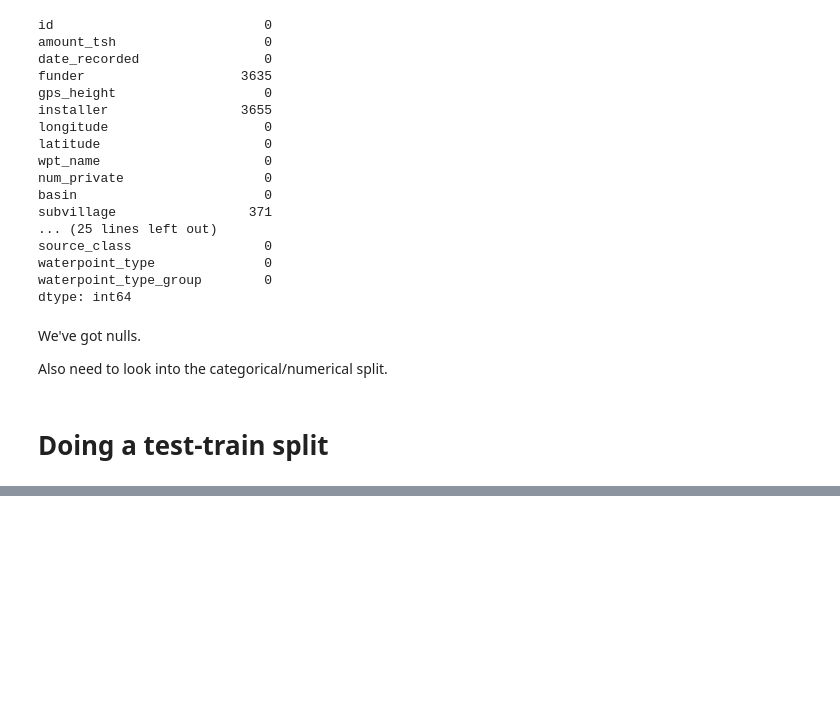
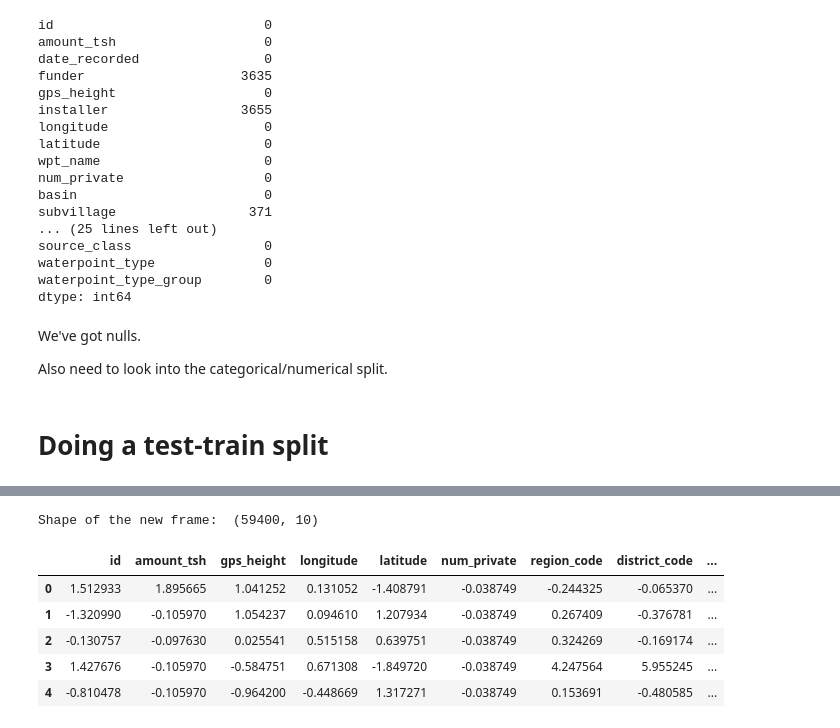
Before and after one commit to Kaewin/Predicting-Water-Wells-In-Need-Of-Repair-For-The-Government-Of-Tanzania, a Jupyter notebook: eda_notebook.ipynb, the cells around one changed output, grey strips where cells are left out. Cells and saved outputs as stored; diff of their text form; code cells hidden in the pictures; blank space fills up the shorter version.

```diff
--- a/eda_notebook.ipynb
+++ b/eda_notebook.ipynb
@@ -313,0 +356,12 @@ df_train.head().T
+# %%
+# split df_train into categorical and numerical
+df_train_cat = df_train.select_dtypes(include=['object'])
+df_train_num = df_train.select_dtypes(exclude=['object'])
+
+# check the shape of the two new dataframes
+print(df_train_cat.shape)
+print(df_train_num.shape)
+
+# print out the columns of the two new dataframes
+print(df_train_cat.columns)
+print(df_train_num.columns)
@@ -313,0 +400,29 @@ df_train.head().T
+# %%
+# Standardize the numerical data
+from sklearn.preprocessing import StandardScaler
+
+# create a scaler object
+scaler = StandardScaler()
+
+# fit the scaler to the numerical columns
+scaler.fit(df_train_num)
+
+# transform the numerical columns
+df_train_num_scaled = scaler.transform(df_train_num)
+
+# check the shape of the scaled numerical data
+print('Shape of the new frame: ', df_train_num_scaled.shape)
+
+# convert the scaled numerical data into a dataframe
+df_train_num_scaled = pd.DataFrame(df_train_num_scaled, columns=df_train_num.columns)
+
+# check the head of the scaled numerical data
+df_train_num_scaled.head()
+# %% [output]
+Shape of the new frame:  (59400, 10)
+|  | id | amount_tsh | gps_height | longitude | latitude | num_private | region_code | district_code | ... |
+| 0 | 1.512933 | 1.895665 | 1.041252 | 0.131052 | -1.408791 | -0.038749 | -0.244325 | -0.065370 | ... |
+| 1 | -1.320990 | -0.105970 | 1.054237 | 0.094610 | 1.207934 | -0.038749 | 0.267409 | -0.376781 | ... |
+| 2 | -0.130757 | -0.097630 | 0.025541 | 0.515158 | 0.639751 | -0.038749 | 0.324269 | -0.169174 | ... |
+| 3 | 1.427676 | -0.105970 | -0.584751 | 0.671308 | -1.849720 | -0.038749 | 4.247564 | 5.955245 | ... |
+| 4 | -0.810478 | -0.105970 | -0.964200 | -0.448669 | 1.317271 | -0.038749 | 0.153691 | -0.480585 | ... |
```
Also changed, not shown: parts of 7 cells of this notebook, 1 other file.
